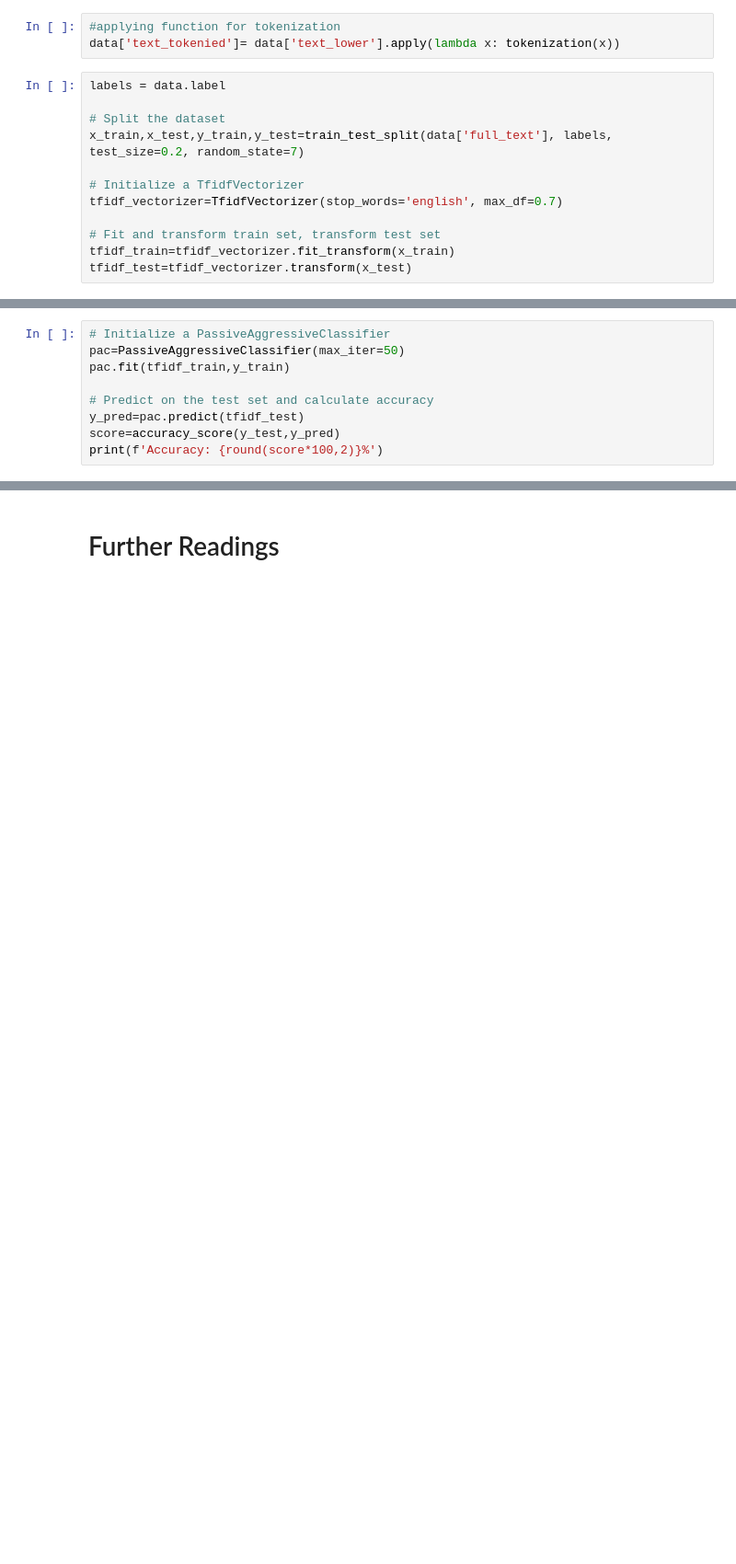
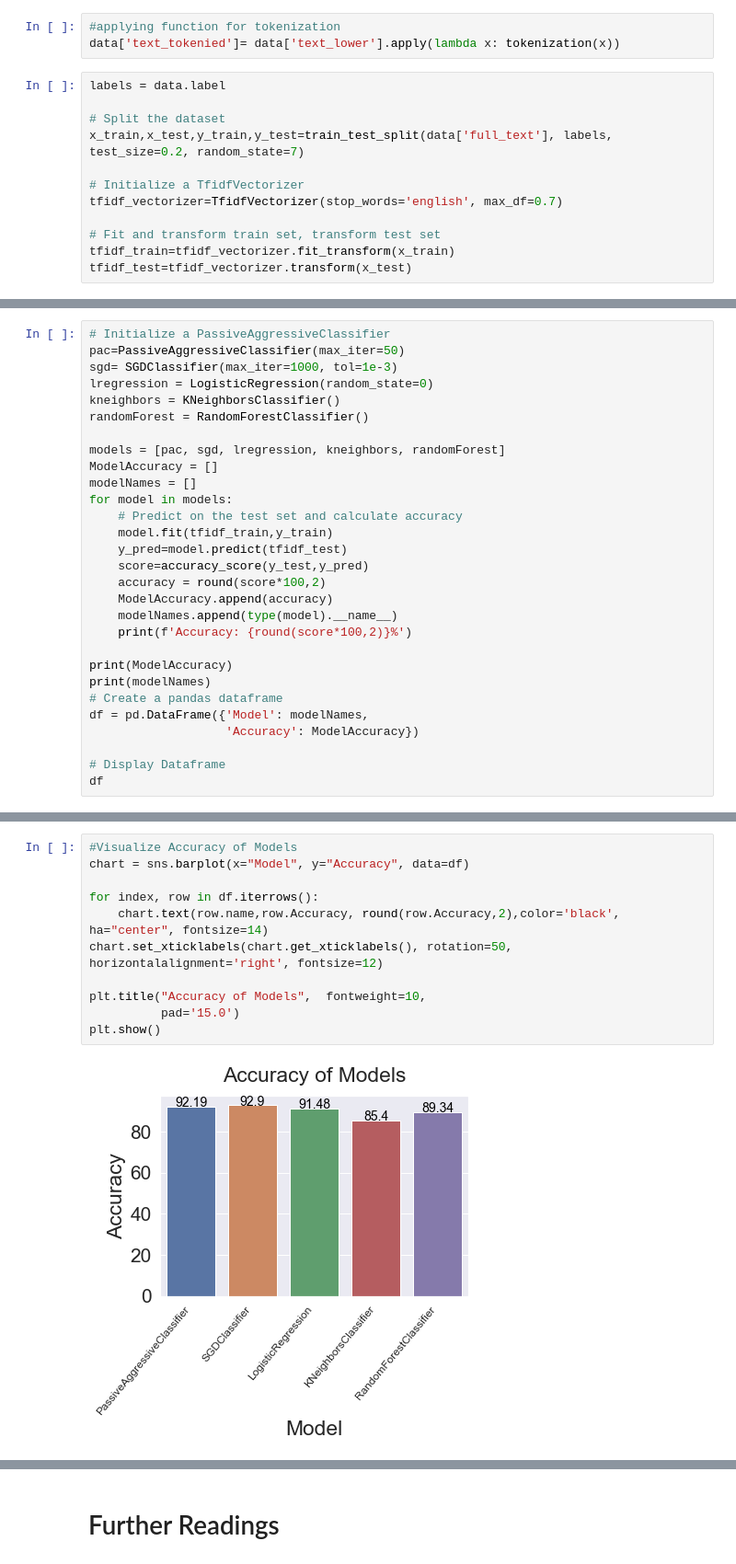
Before and after one commit to emineksknc/Data-Science-Projects, a Jupyter notebook: DetectingFakeNews.ipynb, the cells around one changed output, grey strips where cells are left out. Shown at 92% size. Drawn from its saved outputs; the diff is of its cells as text; blank space fills up the shorter version.

Commit message:
Detecting Fake News-Visualize Models

```diff
--- a/DetectingFakeNews.ipynb
+++ b/DetectingFakeNews.ipynb
@@ -93,10 +97,30 @@ tfidf_test=tfidf_vectorizer.transform(x_test)
 # %%
 # Initialize a PassiveAggressiveClassifier
 pac=PassiveAggressiveClassifier(max_iter=50)
-pac.fit(tfidf_train,y_train)
+sgd= SGDClassifier(max_iter=1000, tol=1e-3)
+lregression = LogisticRegression(random_state=0)
+kneighbors = KNeighborsClassifier()
+randomForest = RandomForestClassifier()
 
-# Predict on the test set and calculate accuracy
-y_pred=pac.predict(tfidf_test)
-score=accuracy_score(y_test,y_pred)
-print(f'Accuracy: {round(score*100,2)}%')
+models = [pac, sgd, lregression, kneighbors, randomForest]
+ModelAccuracy = []
+modelNames = []
+for model in models:
+    # Predict on the test set and calculate accuracy
+    model.fit(tfidf_train,y_train)
+    y_pred=model.predict(tfidf_test)
+    score=accuracy_score(y_test,y_pred)
+    accuracy = round(score*100,2)
+    ModelAccuracy.append(accuracy)
+    modelNames.append(type(model).__name__)
+    print(f'Accuracy: {round(score*100,2)}%')
+
+print(ModelAccuracy)
+print(modelNames)
+# Create a pandas dataframe
+df = pd.DataFrame({'Model': modelNames,
+                   'Accuracy': ModelAccuracy})
+
+# Display Dataframe
+df
 # %% [output]
@@ -104 +140,14 @@ Accuracy: 92.11%
+# %%
+#Visualize Accuracy of Models
+chart = sns.barplot(x="Model", y="Accuracy", data=df)
+
+for index, row in df.iterrows():
+    chart.text(row.name,row.Accuracy, round(row.Accuracy,2),color='black', ha="center", fontsize=14)
+chart.set_xticklabels(chart.get_xticklabels(), rotation=50, horizontalalignment='right', fontsize=12)
+
+plt.title("Accuracy of Models",  fontweight=10,
+          pad='15.0')
+plt.show()
+# %% [output]
+[figure, added]
 # %%
```
Also changed, not shown: parts of 4 cells of this notebook.
